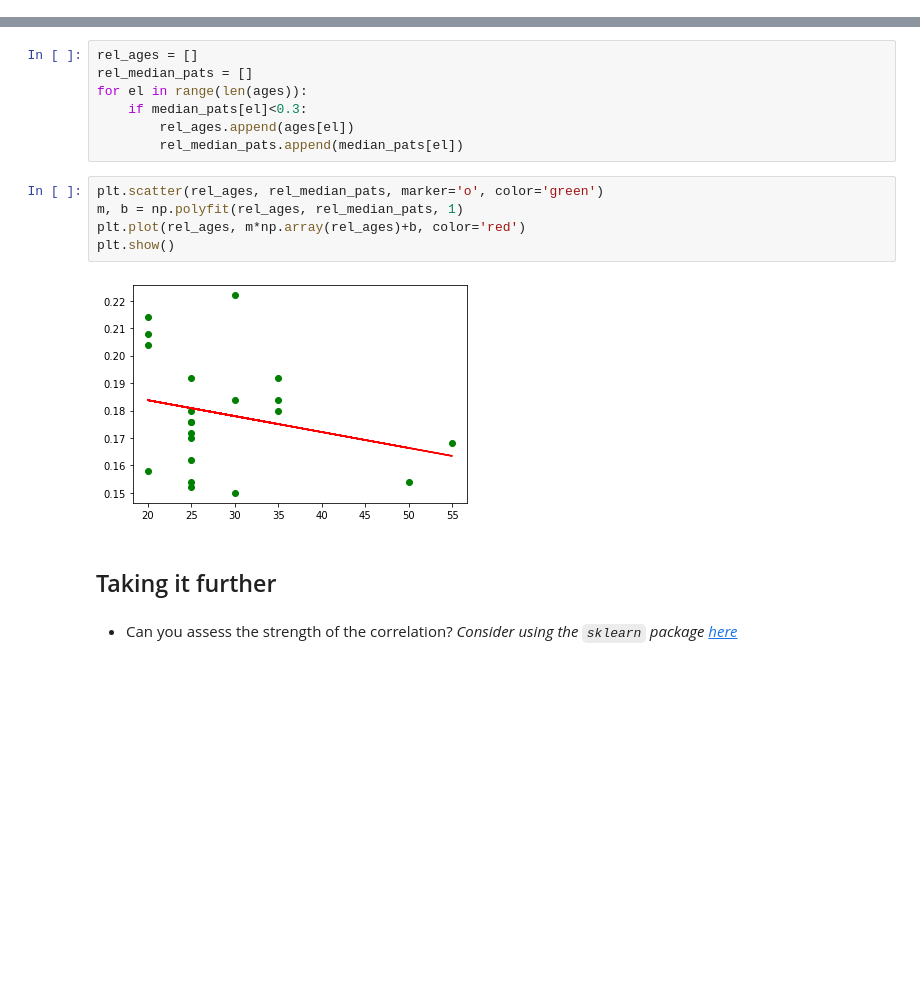
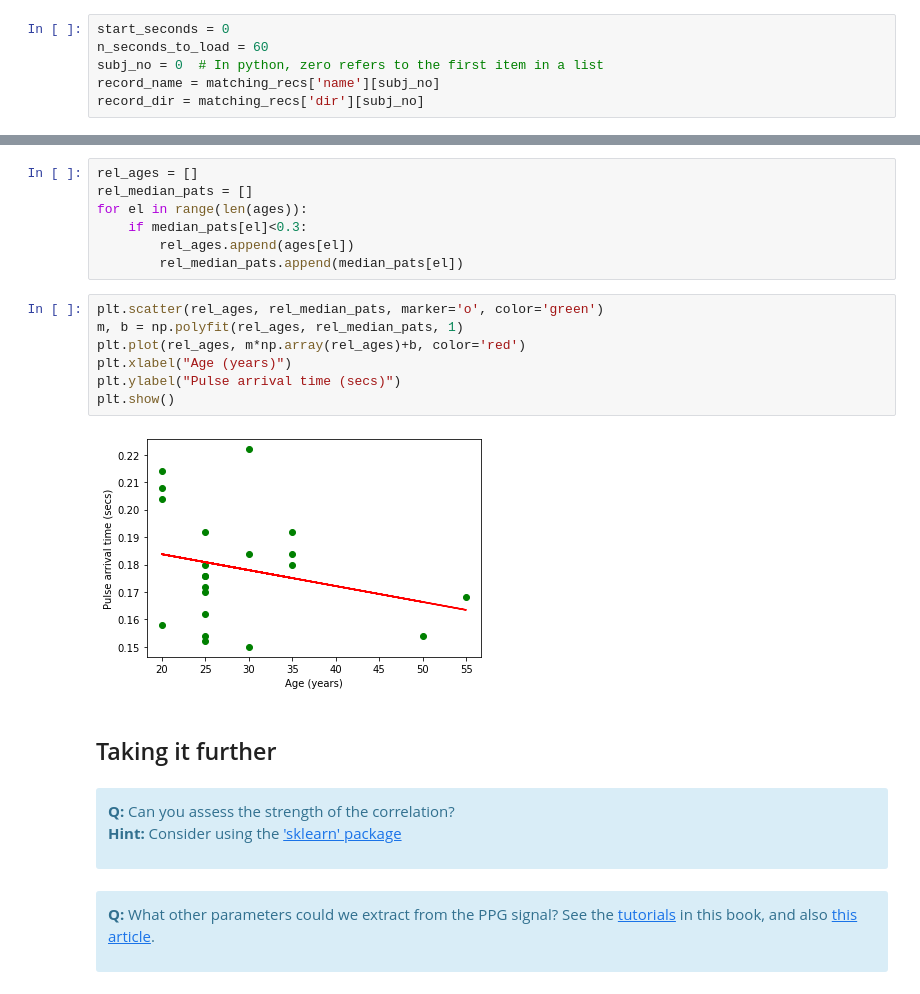
Before and after one commit to peterhcharlton/bsp-book, a Jupyter notebook: content/case-studies/vasc-age-example.ipynb, the cells around one changed output, grey strips where cells are left out. Cells and saved outputs as stored; diff of their text form; blank space fills up the shorter version.

```diff
--- a/content/case-studies/vasc-age-example.ipynb
+++ b/content/case-studies/vasc-age-example.ipynb
@@ -200,0 +263,6 @@ segment_data = extract_segment_of_data(start_seconds, n_seconds_to_load, record_
+# %%
+start_seconds = 0
+n_seconds_to_load = 60
+subj_no = 0  # In python, zero refers to the first item in a list
+record_name = matching_recs['name'][subj_no]
+record_dir = matching_recs['dir'][subj_no]
@@ -395,11 +516,19 @@ for el in range(len(ages)):
 # %%
 plt.scatter(rel_ages, rel_median_pats, marker='o', color='green')
 m, b = np.polyfit(rel_ages, rel_median_pats, 1)
 plt.plot(rel_ages, m*np.array(rel_ages)+b, color='red')
+plt.xlabel("Age (years)")
+plt.ylabel("Pulse arrival time (secs)")
 plt.show()
 # %% [output]
-[figure, old version]
+[figure, new version]
 # %% [markdown]
 ## Taking it further
 # %% [markdown]
-- Can you assess the strength of the correlation? _Consider using the `sklearn` package [here](https://scikit-learn.org/stable/modules/generated/sklearn.linear_model.LinearRegression.html)_
+<div class="alert alert-block alert-info">
+<p><b>Q:</b> Can you assess the strength of the correlation? <br> <b>Hint:</b> Consider using the <a href="https://scikit-learn.org/stable/modules/generated/sklearn.linear_model.LinearRegression.html">'sklearn' package</a></p>
+</div>
+# %% [markdown]
+<div class="alert alert-block alert-info">
+<p><b>Q:</b> What other parameters could we extract from the PPG signal? See the <a href="https://peterhcharlton.github.io/bsp-book/tutorials.html">tutorials</a> in this book, and also <a href="https://doi.org/10.1152/ajpheart.00392.2021">this article</a>.</p>
+</div>
```
Also changed, not shown: parts of 51 cells of this notebook, 2 other files.
